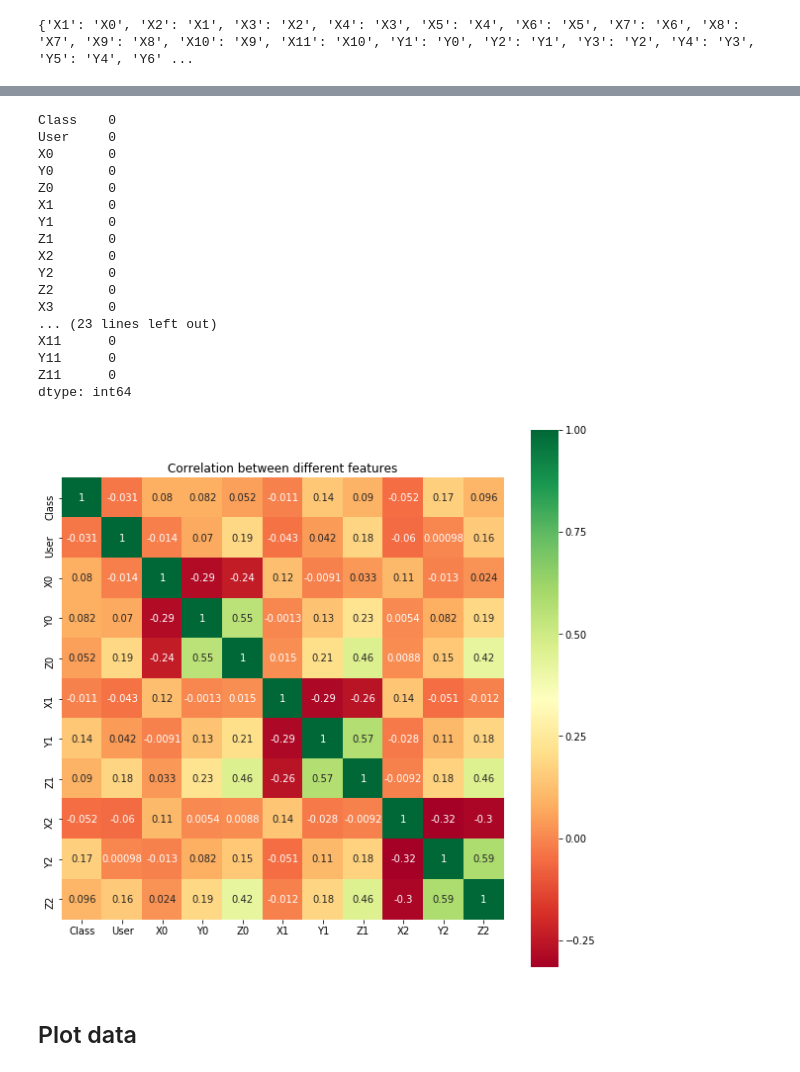
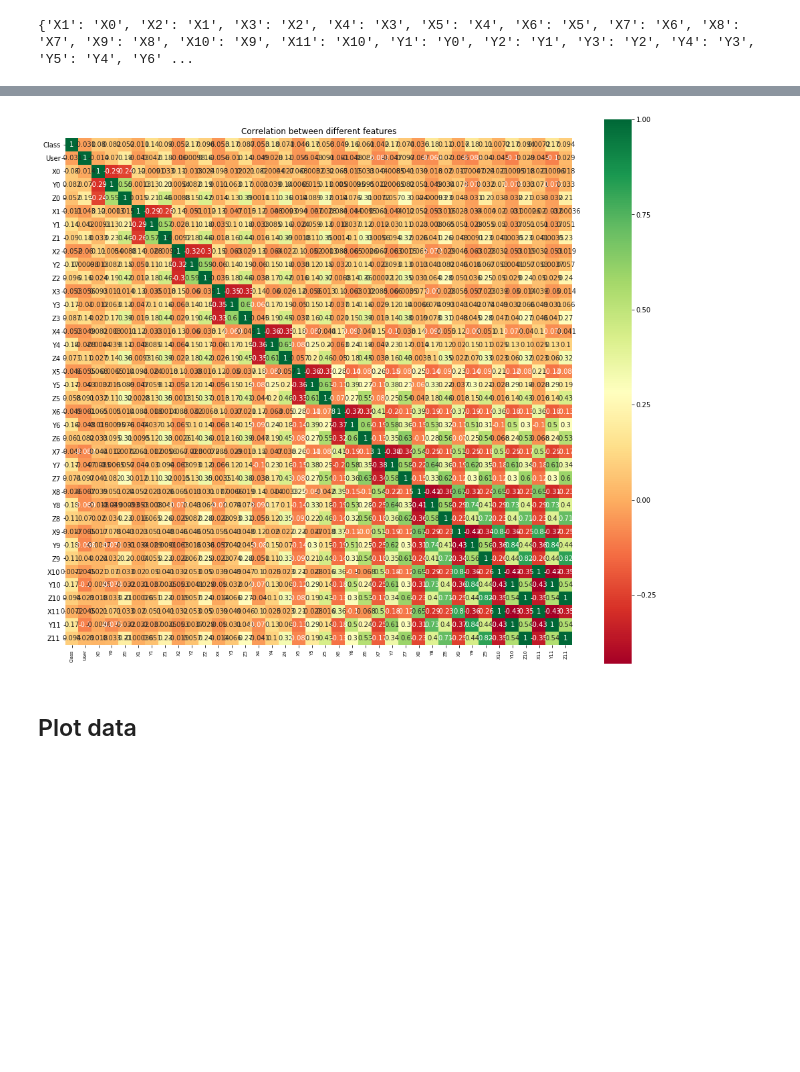
Before and after one commit to Machine-Learning-FGA/Hand-Postures, a Jupyter notebook: Preprocessing.ipynb, the cells around one changed output, grey strips where cells are left out. Saved outputs shown, nothing was run; the diff lists cells and outputs as text; code cells hidden in the pictures; blank space fills up the shorter version.

```diff
--- a/Preprocessing.ipynb
+++ b/Preprocessing.ipynb
@@ -54,16 +38,18 @@ print(parents)
 # %% [output]
 {'X1': 'X0', 'X2': 'X1', 'X3': 'X2', 'X4': 'X3', 'X5': 'X4', 'X6': 'X5', 'X7': 'X6', 'X8': 'X7', 'X9': 'X8', 'X10': 'X9', 'X11': 'X10', 'Y1': 'Y0', 'Y2': 'Y1', 'Y3': 'Y2', 'Y4': 'Y3', 'Y5': 'Y4', 'Y6' ...
 # %%
+import numpy as np
 linhas, cols = dataset.shape
 colnames = dataset.columns
+print(colnames)
 new_dataset = dataset
-print(dataset.isin(['?']).sum())
+#print(dataset.isin(['?']).sum())
 print(linhas, cols)
 print('Started')
 for linha in range(0, linhas):
     for col in range(2, cols):
-        if(new_dataset.iloc[linha, col] == '?'):
-            new_dataset.at[linha+1, colnames[col]] = new_dataset.loc[linha+1, parents[colnames[col-3]]]
+        if(new_dataset.loc[linha+1, colnames[col]] == '?'):
+            new_dataset.at[linha+1, colnames[col]] = new_dataset.loc[linha+1, parents[colnames[col]]]
 print(linha, col)
 print('Finished')
 # %% [output]
@@ -89,36 +75,26 @@ Finished
+# %%
+cols = new_dataset.shape[1]
+
+colnames = new_dataset.columns
+for i in range(2,len(new_dataset.columns)):
+    new_dataset[colnames[i]] = pd.to_numeric(new_dataset[colnames[i]], downcast='float')
 # %%
 import seaborn as sns
 import matplotlib as mpl
 import matplotlib.pyplot as plt
 import numpy as np
-print(new_dataset.isin(['?']).sum())
+#print(new_dataset.isin(['?']).sum())
+#new_dataset = new_dataset.convert_objects(convert_numeric=True)
 correlation = new_dataset.corr()
-plt.figure(figsize=(10,10))
+plt.figure(figsize=(17,15))
 g = sns.heatmap(correlation, vmax=1, square=True,annot=True,cmap='RdYlGn',xticklabels=True,yticklabels=True)
 
-# g.set_yticklabels(g.get_yticklabels(), rotation =0)
-# g.set_xticklabels(g.get_yticklabels(), size=7, rotation =90)
+g.set_yticklabels(g.get_yticklabels(), rotation =0)
+g.set_xticklabels(g.get_yticklabels(), size=7, rotation =90)
 plt.title('Correlation between different features')
 plt.show()
 # %% [output]
-Class    0
-User     0
-X0       0
-Y0       0
-Z0       0
-X1       0
-Y1       0
-Z1       0
-X2       0
-Y2       0
-Z2       0
-X3       0
-... (23 lines left out)
-X11      0
-Y11      0
-Z11      0
-dtype: int64
-[figure, old version]
+[figure, new version]
 # %% [markdown]
 ## Plot data
 # %%
```
Also changed, not shown: parts of 12 cells of this notebook.
